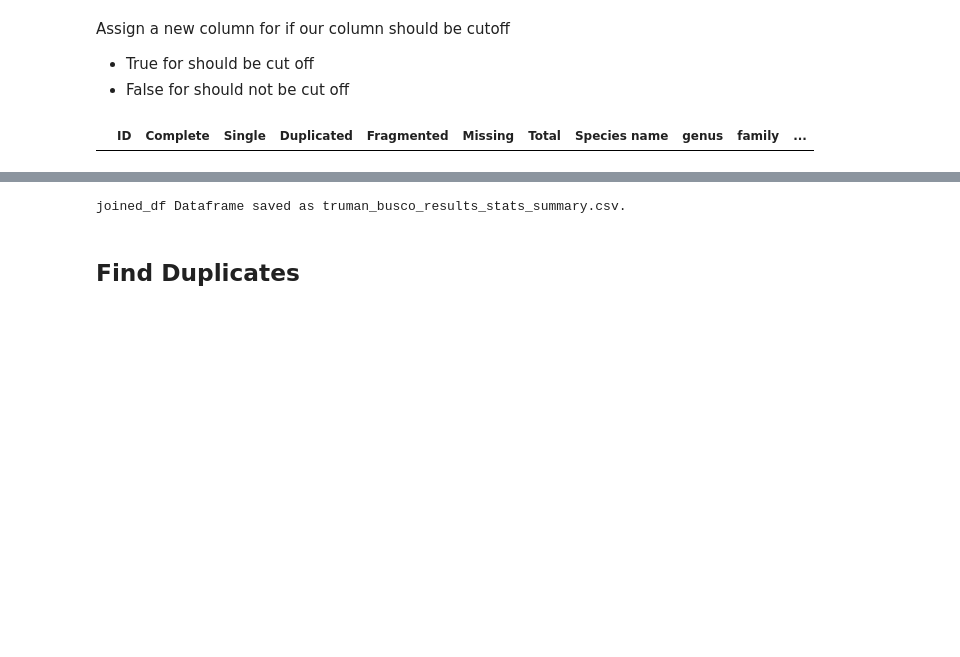
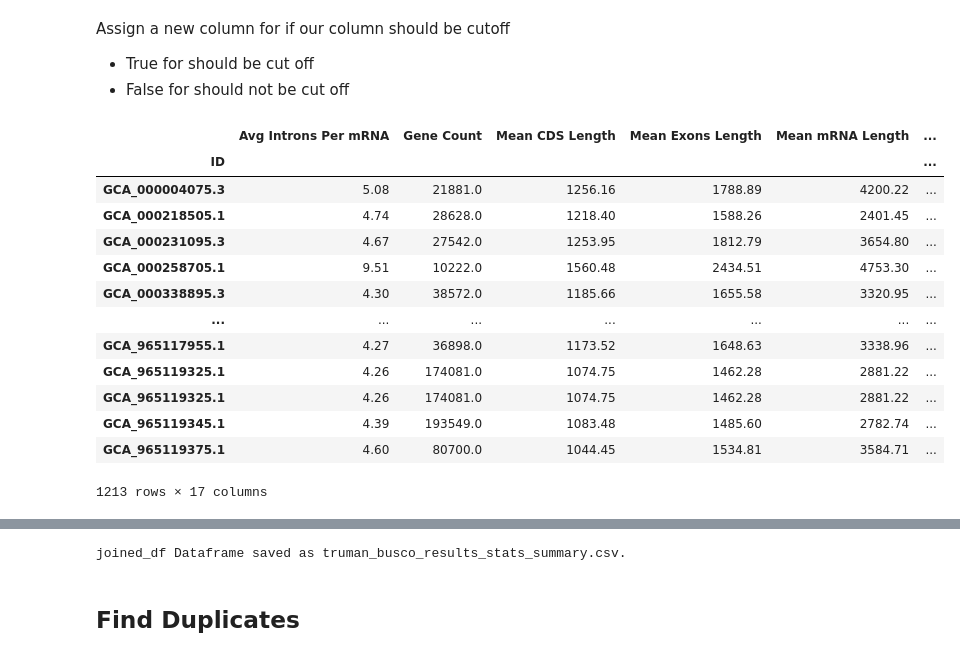
Before and after one commit to tfogler/dnabert-snake-busco, a Jupyter notebook: Helixer_processing.ipynb, the cells around one changed output, grey strips where cells are left out. Cells and saved outputs as stored; diff of their text form; code cells hidden in the pictures; blank space fills up the shorter version.

```diff
--- a/Helixer_processing.ipynb
+++ b/Helixer_processing.ipynb
@@ -18,6 +18,8 @@ warnings.simplefilter(action='ignore', category=FutureWarning)
 summary = pd.read_table('combined_summary.1.tsv', dtype={'Basename': str, 'Measure': str, 'Value': float})
 
 summary_wider = summary.pivot(index="Basename", columns="Measure", values="Value")
+summary_wider.index = summary_wider.index.rename('ID')
+print(summary_wider.index.name)
 
 # summary.head()
 print(summary_wider.info())
@@ -258,23 +159,23 @@ plt.show()
 # Combine the Stats with previous data
 
 # Define file path and load dataset
-file_path = "C:/users/truma/Documents/snake_busco/Metadata_taxonomy.csv"
-with open(file_path, encoding='utf8', errors='ignore') as buffer:
-    taxonomy = pd.read_csv(buffer)
+file_path = "metadata_helixer_1.csv"
+taxonomy = pd.read_csv(file_path)
 
 # Rename IDs column
 taxonomy.columns = ["ID" if col.startswith("NCBI") else col for col in taxonomy.columns]
+print(taxonomy.columns)
 # Select ID column and species name/taxonomic columns
-cols = ["ID", "Species name", "genus", "family", "order", "class", "phylum", "group name"]
+cols = ["ID", 'Ploidy=Chr', "N50 Length (bp)", 'Total Length (bp)', "Species", "genus", "family", "order", "class", "phylum", "group name"]
 
 taxonomy = taxonomy[cols]
 
-print(taxonomy.head())
+(taxonomy.head())
 
 # Merge with the stats dataset
-joined_df = stats.join(taxonomy[cols].set_index("ID"), on="ID")
-
-counts = joined_df.groupby("order").Complete.describe()
+joined_df = summary_wider.join(taxonomy[cols].set_index("ID"), on="ID")
+joined_df.info()
+counts = joined_df.groupby("order")["Median CDS Length"].describe()
 counts = counts[counts["count"] > 2].sort_values("count")
 counts
 # %% [output]
@@ -322,11 +227,23 @@ Assign a new column for if our column should be cutoff
 - False for should not be cut off
 # %%
 # Assign cutoff for members below 98% complete to True
-joined_df["Busco_cutoff"] = False
-# joined_df["Busco_cutoff"] = (joined_df.order=="Rosales")&(joined_df.Complete <= 98.0)|(joined_df.Busco_cutoff)
-joined_df[joined_df.Busco_cutoff]
+joined_df["cutoff"] = False
+joined_df[~joined_df.cutoff]
 # %% [output]
-|  | ID | Complete | Single | Duplicated | Fragmented | Missing | Total | Species name | genus | family | ... |
+|  | Avg Introns Per mRNA | Gene Count | Mean CDS Length | Mean Exons Length | Mean mRNA Length | ... |
+| ID |  |  |  |  |  | ... |
+| GCA_000004075.3 | 5.08 | 21881.0 | 1256.16 | 1788.89 | 4200.22 | ... |
+| GCA_000218505.1 | 4.74 | 28628.0 | 1218.40 | 1588.26 | 2401.45 | ... |
+| GCA_000231095.3 | 4.67 | 27542.0 | 1253.95 | 1812.79 | 3654.80 | ... |
+| GCA_000258705.1 | 9.51 | 10222.0 | 1560.48 | 2434.51 | 4753.30 | ... |
+| GCA_000338895.3 | 4.30 | 38572.0 | 1185.66 | 1655.58 | 3320.95 | ... |
+| ... | ... | ... | ... | ... | ... | ... |
+| GCA_965117955.1 | 4.27 | 36898.0 | 1173.52 | 1648.63 | 3338.96 | ... |
+| GCA_965119325.1 | 4.26 | 174081.0 | 1074.75 | 1462.28 | 2881.22 | ... |
+| GCA_965119325.1 | 4.26 | 174081.0 | 1074.75 | 1462.28 | 2881.22 | ... |
+| GCA_965119345.1 | 4.39 | 193549.0 | 1083.48 | 1485.60 | 2782.74 | ... |
+| GCA_965119375.1 | 4.60 | 80700.0 | 1044.45 | 1534.81 | 3584.71 | ... |
+1213 rows × 17 columns
 # %%
 # Assign cutoff for members 2% below complete max to True
 counts = joined_df.groupby("order").Complete.describe()
```
Also changed, not shown: parts of 12 cells of this notebook.
